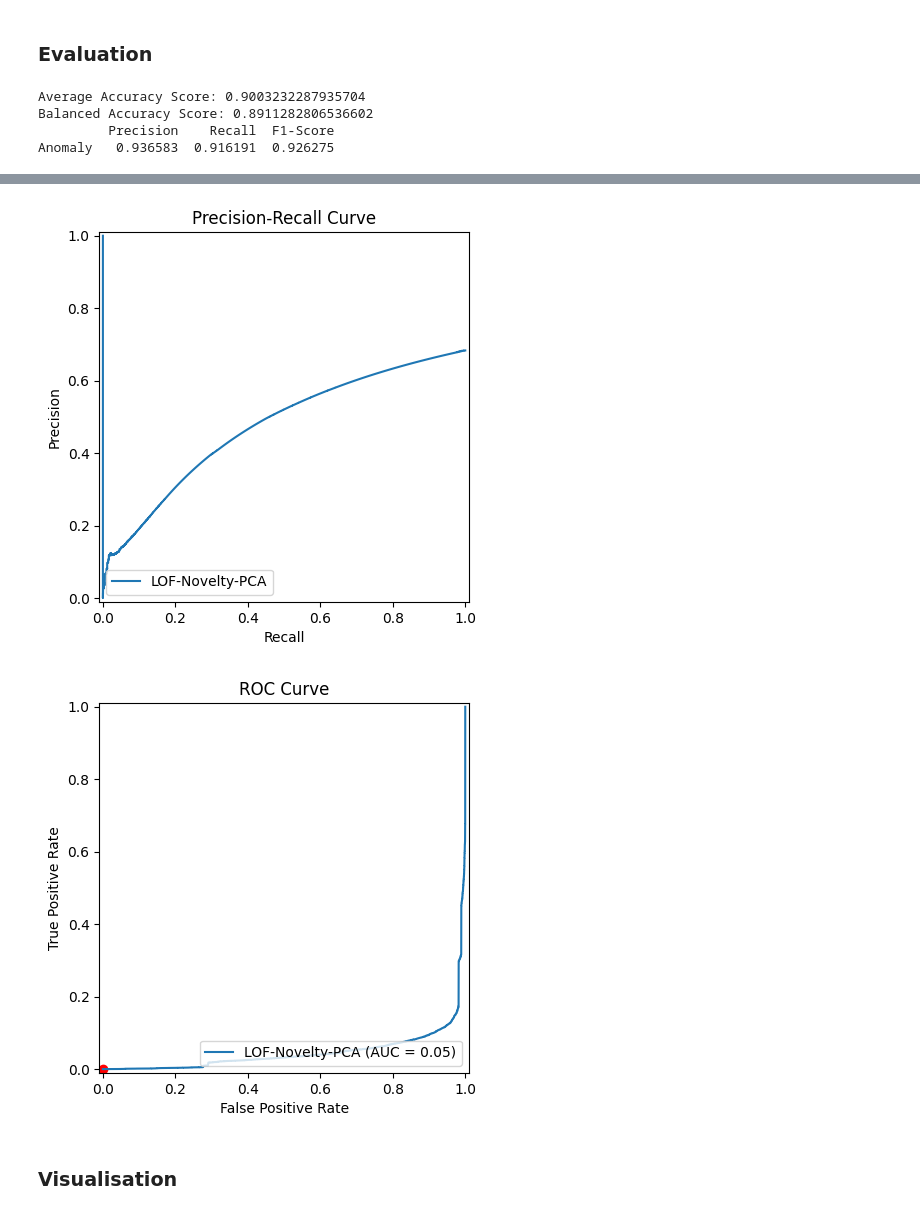
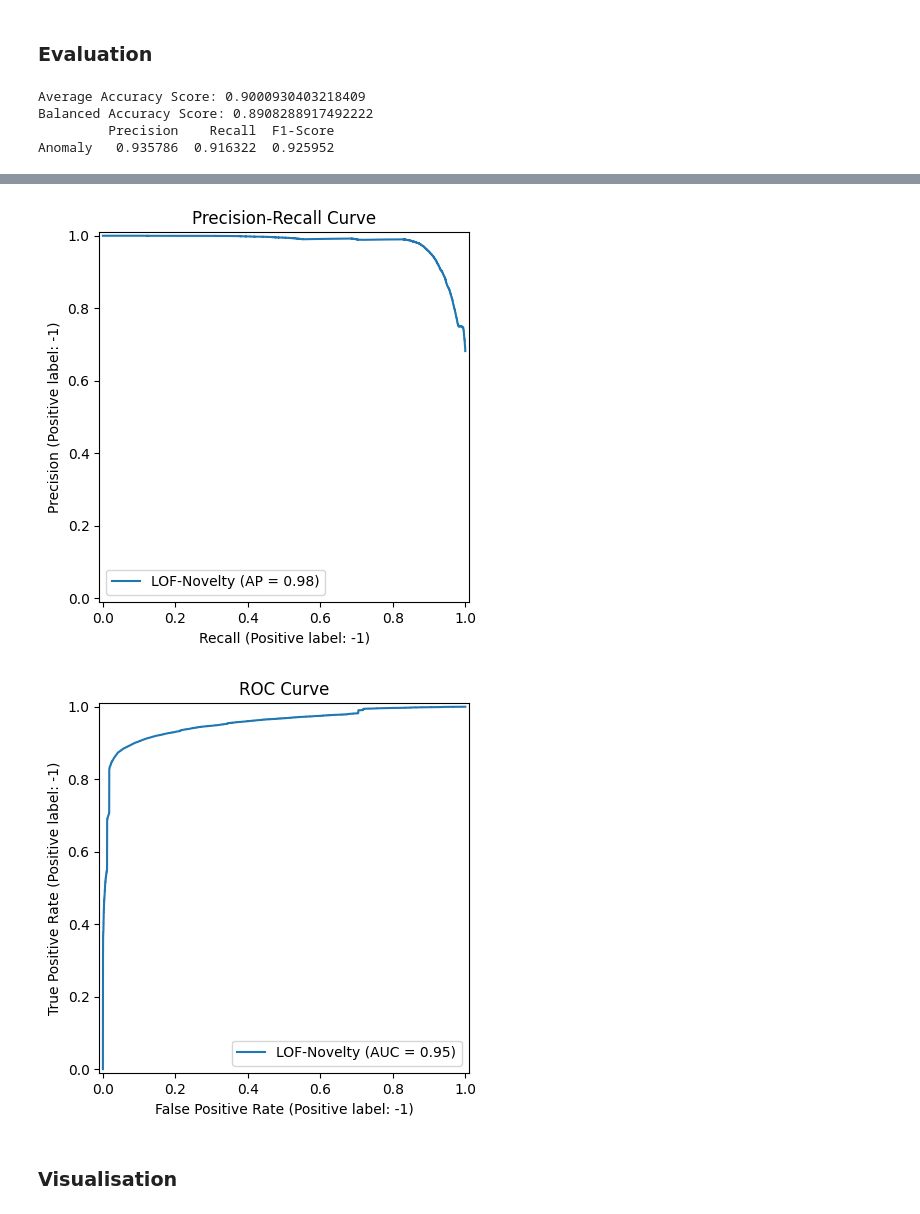
Before and after one commit to Harish-Projects/Bachelorarbeit, a Jupyter notebook: LOF.ipynb, the cells around one changed output, grey strips where cells are left out. Drawn from its saved outputs; the diff is of its cells as text; code cells hidden in the pictures.

```diff
--- a/LOF.ipynb
+++ b/LOF.ipynb
@@ -192,45 +182,37 @@ Y_pred = lof.predict(X_test_PCA)
 # %%
 from sklearn import metrics
 
 metrics.ConfusionMatrixDisplay.from_predictions(Y_test, Y_pred, normalize= 'true', labels=[1, -1],  display_labels=['Normal', 'Abnormal'])
 
 print("Average Accuracy Score:",metrics.accuracy_score(Y_test, Y_pred)) # Model Accuracy
 print("Balanced Accuracy Score:",metrics.balanced_accuracy_score(Y_test, Y_pred)) # balanced Accuracy
 df_metric = pd.DataFrame({'Precision':metrics.precision_score(Y_test, Y_pred, pos_label= -1, average = 'binary'),
                         'Recall': metrics.recall_score(Y_test, Y_pred, pos_label= -1,average = 'binary'),
                         'F1-Score': metrics.f1_score(Y_test, Y_pred, pos_label= -1, average = 'binary')},
                         index=['Anomaly'])
 
 print(df_metric)
 
 # FOR Prec-Recall and ROC, decision function scores are needed (not just -1 or 1 labels)
-Y_scores = lof.decision_function(X_test_PCA)
+Y_scores = -lof.decision_function(X_test_PCA)
 
 #Precision-Recall Curve
-prec, recall, thresh = metrics.precision_recall_curve(Y_test, Y_scores, pos_label= -1)
-pr_display = metrics.PrecisionRecallDisplay(precision=prec, recall=recall, estimator_name='LOF-Novelty-PCA').plot()
+prec, recall, _ = metrics.precision_recall_curve(Y_test, Y_scores)
+pr_display = metrics.PrecisionRecallDisplay.from_predictions(Y_test, Y_scores, pos_label=-1, name='LOF-Novelty')
 plt.title('Precision-Recall Curve')
 
-fpr, tpr, thresh = metrics.roc_curve(Y_test, Y_scores, pos_label= -1)
-roc_auc = metrics.auc(fpr, tpr)
-roc_display = metrics.RocCurveDisplay(fpr=fpr, tpr=tpr, roc_auc=roc_auc, estimator_name= 'LOF-Novelty-PCA')
-
-J = tpr - fpr
-best_threshhold_index = np.argmax(J)
-best_tpr= tpr[best_threshhold_index]
-best_fpr= fpr[best_threshhold_index]
-roc_display.plot()
-plt.scatter(best_fpr, best_tpr, c = 'red')
+#ROC Curve
+roc_display = metrics.RocCurveDisplay.from_predictions(Y_test, Y_scores, pos_label=-1, name='LOF-Novelty')
 plt.title("ROC Curve")
 plt.show()
 # %% [output]
-Average Accuracy Score: 0.9003232287935704
-Balanced Accuracy Score: 0.8911282806536602
+Average Accuracy Score: 0.9000930403218409
+Balanced Accuracy Score: 0.8908288917492222
          Precision    Recall  F1-Score
-Anomaly   0.936583  0.916191  0.926275
+Anomaly   0.935786  0.916322  0.925952
 [figure]
-[figure, old version]
+[figure, new version]
-[figure, old version]
+[figure, new version]
 # %% [markdown]
 ### Visualisation
 # %%
```
Also changed, not shown: parts of 6 cells of this notebook, 8 other files.
